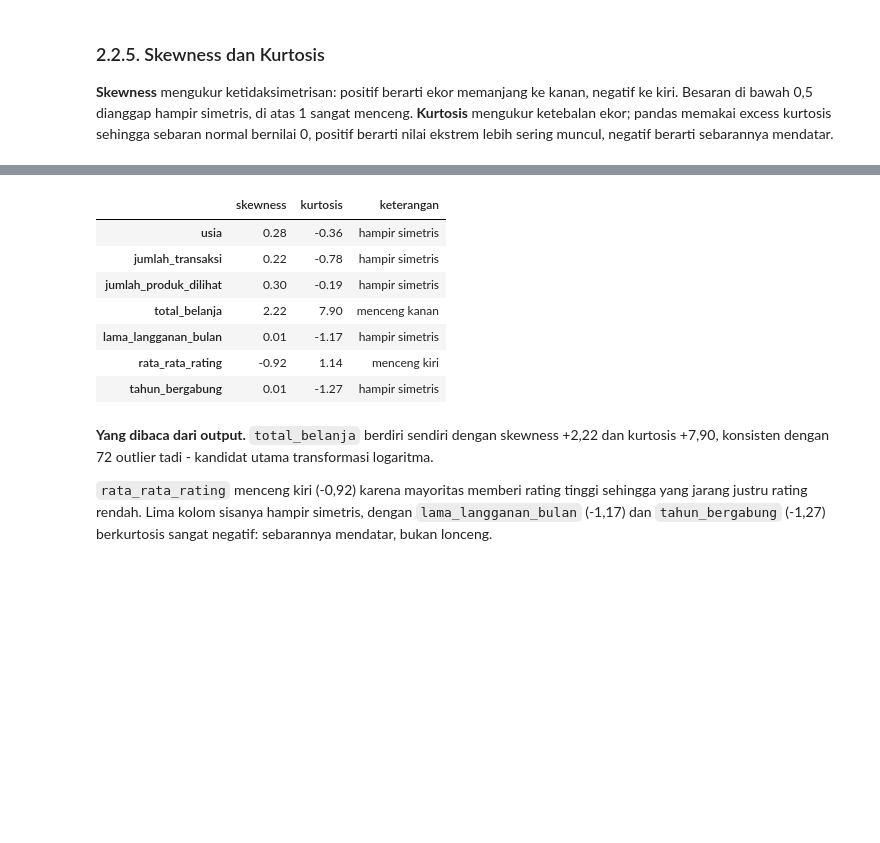
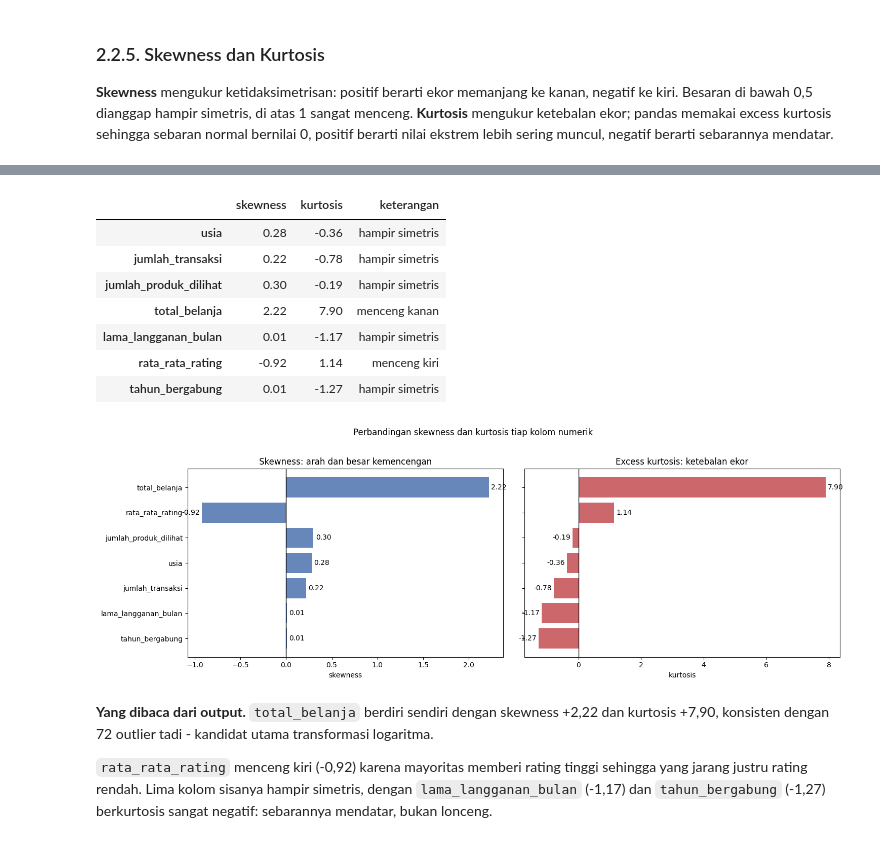
Before and after one commit to ZicoDiegoRR/Modul-DM-RKA-Zico, a Jupyter notebook: Materi/1 - Data Scraping & EDA/1a - Eksplorasi Data.ipynb, the cells around one changed output, grey strips where cells are left out. Saved outputs shown, nothing was run; the diff lists cells and outputs as text; code cells hidden in the pictures; blank space fills up the shorter version.

Commit message:
add assets kurtosis skewness

```diff
--- a/Materi/1 - Data Scraping & EDA/1a - Eksplorasi Data.ipynb
+++ b/Materi/1 - Data Scraping & EDA/1a - Eksplorasi Data.ipynb
@@ -932,20 +956,39 @@ Jadi 72 baris ini pelanggan setia bernilai tinggi, bukan kesalahan pencatatan -
 # %%
 bentuk = pd.DataFrame({
     "skewness": df[kolom_numerik].skew(),
     "kurtosis": df[kolom_numerik].kurt(),
 }).round(2)
 bentuk["keterangan"] = np.where(bentuk["skewness"] > .5, "menceng kanan",
                         np.where(bentuk["skewness"] < -.5, "menceng kiri", "hampir simetris"))
-bentuk
+
+display(bentuk)
+
+urutan = bentuk.sort_values("kurtosis").index
+fig, ax = plt.subplots(1, 2, figsize=(15, 5), sharey=True)
+metrik = [("skewness", "#4C72B0", "Skewness: arah dan besar kemencengan"),
+          ("kurtosis", "#C44E52", "Excess kurtosis: ketebalan ekor")]
+
+for sumbu, (kolom, warna, judul) in zip(ax, metrik):
+    nilai = bentuk.loc[urutan, kolom]
+    batang = sumbu.barh(urutan, nilai, color=warna, alpha=.85)
+    sumbu.axvline(0, color="black", linewidth=1)
+    sumbu.set_title(judul)
+    sumbu.set_xlabel(kolom)
+    sumbu.bar_label(batang, labels=[f"{x:.2f}" for x in nilai], padding=3)
+
+fig.suptitle("Perbandingan skewness dan kurtosis tiap kolom numerik", y=1.02)
+plt.tight_layout()
+plt.show()
 # %% [output]
 |  | skewness | kurtosis | keterangan |
 | usia | 0.28 | -0.36 | hampir simetris |
 | jumlah_transaksi | 0.22 | -0.78 | hampir simetris |
 | jumlah_produk_dilihat | 0.30 | -0.19 | hampir simetris |
 | total_belanja | 2.22 | 7.90 | menceng kanan |
 | lama_langganan_bulan | 0.01 | -1.17 | hampir simetris |
 | rata_rata_rating | -0.92 | 1.14 | menceng kiri |
 | tahun_bergabung | 0.01 | -1.27 | hampir simetris |
+[figure, added]
 # %% [markdown]
 **Yang dibaca dari output.** `total_belanja` berdiri sendiri dengan skewness +2,22 dan kurtosis +7,90, konsisten dengan 72 outlier tadi - kandidat utama transformasi logaritma.
 
```
Also changed, not shown: parts of 8 cells of this notebook, 2 other files.
